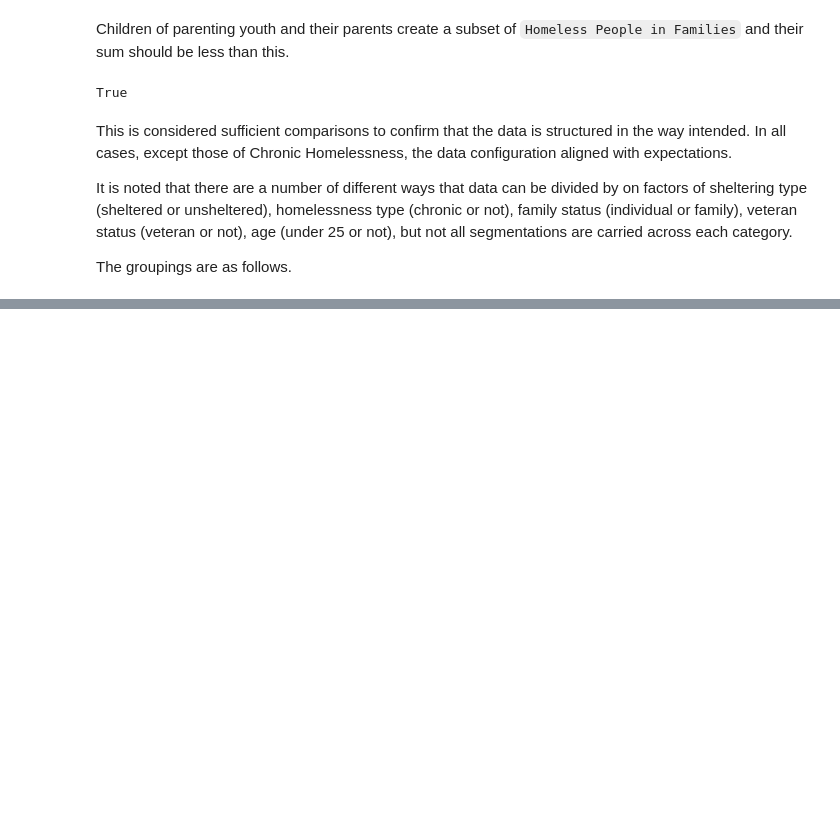
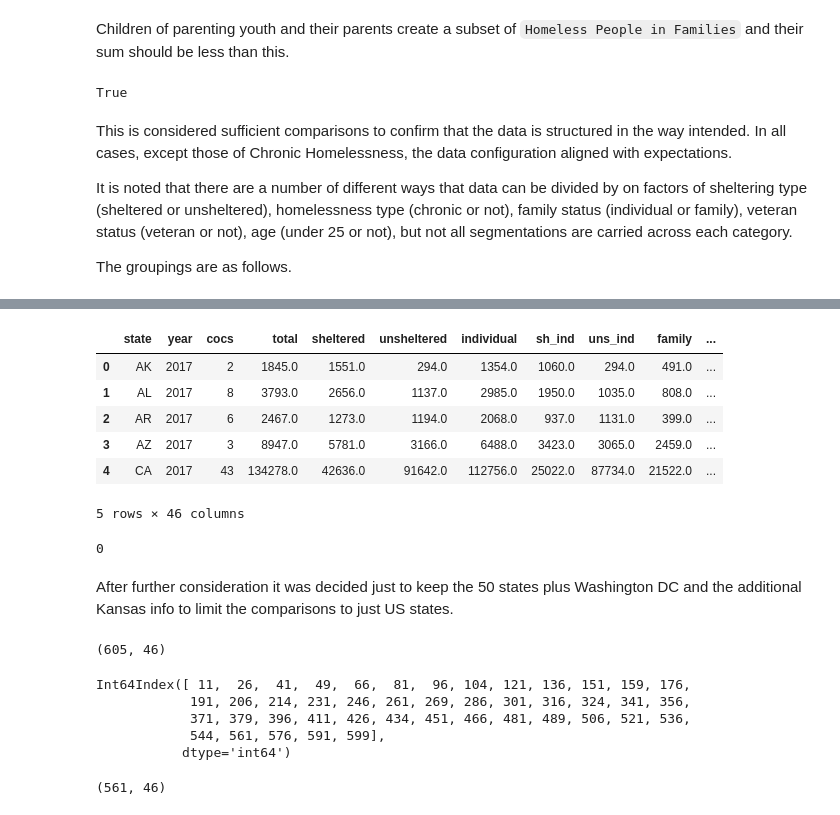
Before and after one commit to rebeccaebarnes/Homelessness, a Jupyter notebook: homelessness-working.ipynb, the cells around one changed output, grey strips where cells are left out. Drawn from its saved outputs; the diff is of its cells as text; code cells hidden in the pictures; blank space fills up the shorter version.

```diff
--- a/homelessness-working.ipynb
+++ b/homelessness-working.ipynb
@@ -485,0 +644,36 @@ The groupings are as follows.
+# %%
+df['state_name'].fillna(df['addstate_name'], inplace=True)
+df.drop('addstate_name', axis=1, inplace=True)
+df.head()
+# %% [output]
+|  | state | year | cocs | total | sheltered | unsheltered | individual | sh_ind | uns_ind | family | ... |
+| 0 | AK | 2017 | 2 | 1845.0 | 1551.0 | 294.0 | 1354.0 | 1060.0 | 294.0 | 491.0 | ... |
+| 1 | AL | 2017 | 8 | 3793.0 | 2656.0 | 1137.0 | 2985.0 | 1950.0 | 1035.0 | 808.0 | ... |
+| 2 | AR | 2017 | 6 | 2467.0 | 1273.0 | 1194.0 | 2068.0 | 937.0 | 1131.0 | 399.0 | ... |
+| 3 | AZ | 2017 | 3 | 8947.0 | 5781.0 | 3166.0 | 6488.0 | 3423.0 | 3065.0 | 2459.0 | ... |
+| 4 | CA | 2017 | 43 | 134278.0 | 42636.0 | 91642.0 | 112756.0 | 25022.0 | 87734.0 | 21522.0 | ... |
+5 rows × 46 columns
+# %%
+df.state_name.isnull().sum()
+# %% [output]
+0
+# %% [markdown]
+After further consideration it was decided just to keep the 50 states plus Washington DC and the additional Kansas info to limit the comparisons to just US states.
+# %%
+df.shape
+# %% [output]
+(605, 46)
+# %%
+drop_rows = df.query('state == "GU" or state == "MP" or state == "PR" or state == "VI"').index
+drop_rows
+# %% [output]
+Int64Index([ 11,  26,  41,  49,  66,  81,  96, 104, 121, 136, 151, 159, 176,
+            191, 206, 214, 231, 246, 261, 269, 286, 301, 316, 324, 341, 356,
+            371, 379, 396, 411, 426, 434, 451, 466, 481, 489, 506, 521, 536,
+            544, 561, 576, 591, 599],
+           dtype='int64')
+# %%
+df.drop(drop_rows, inplace=True)
+df.shape
+# %% [output]
+(561, 46)
```
Also changed, not shown: parts of 71 cells of this notebook.
